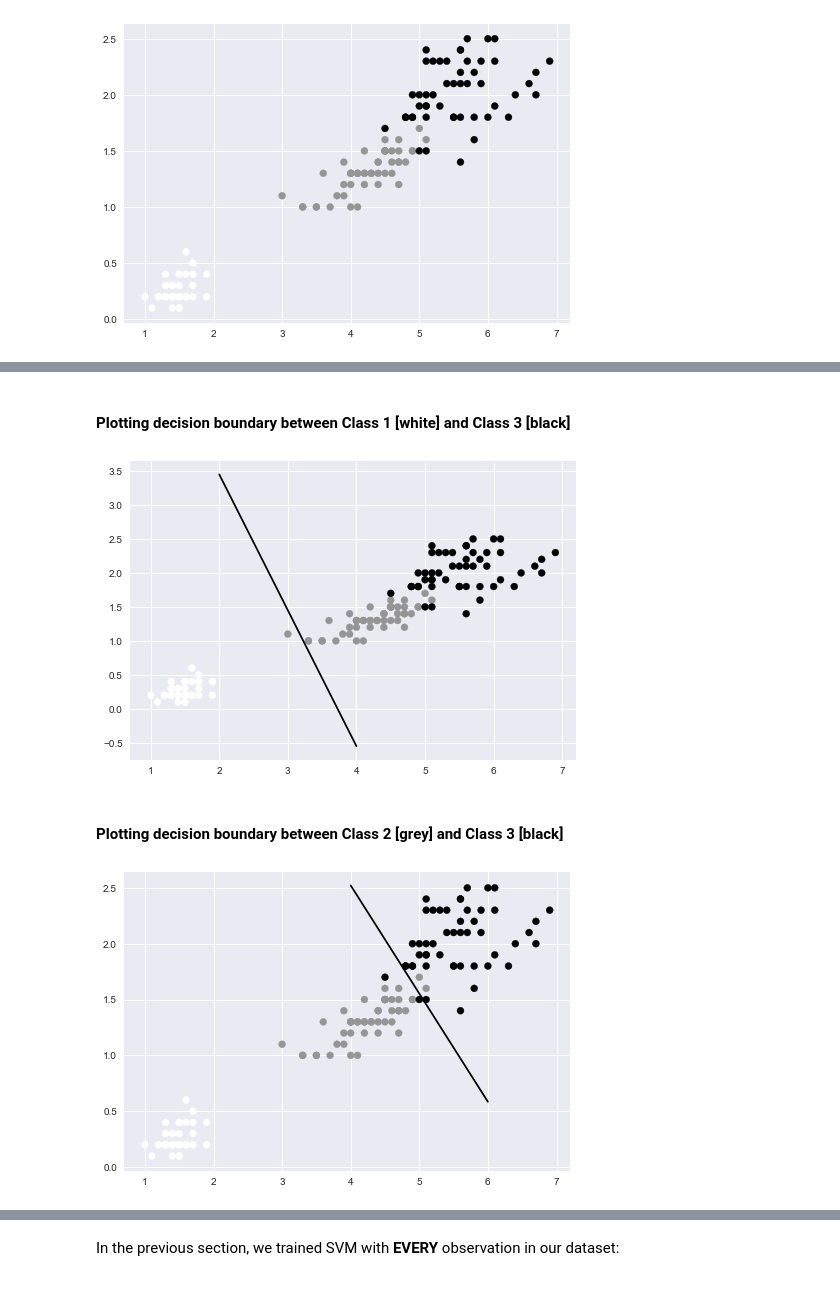
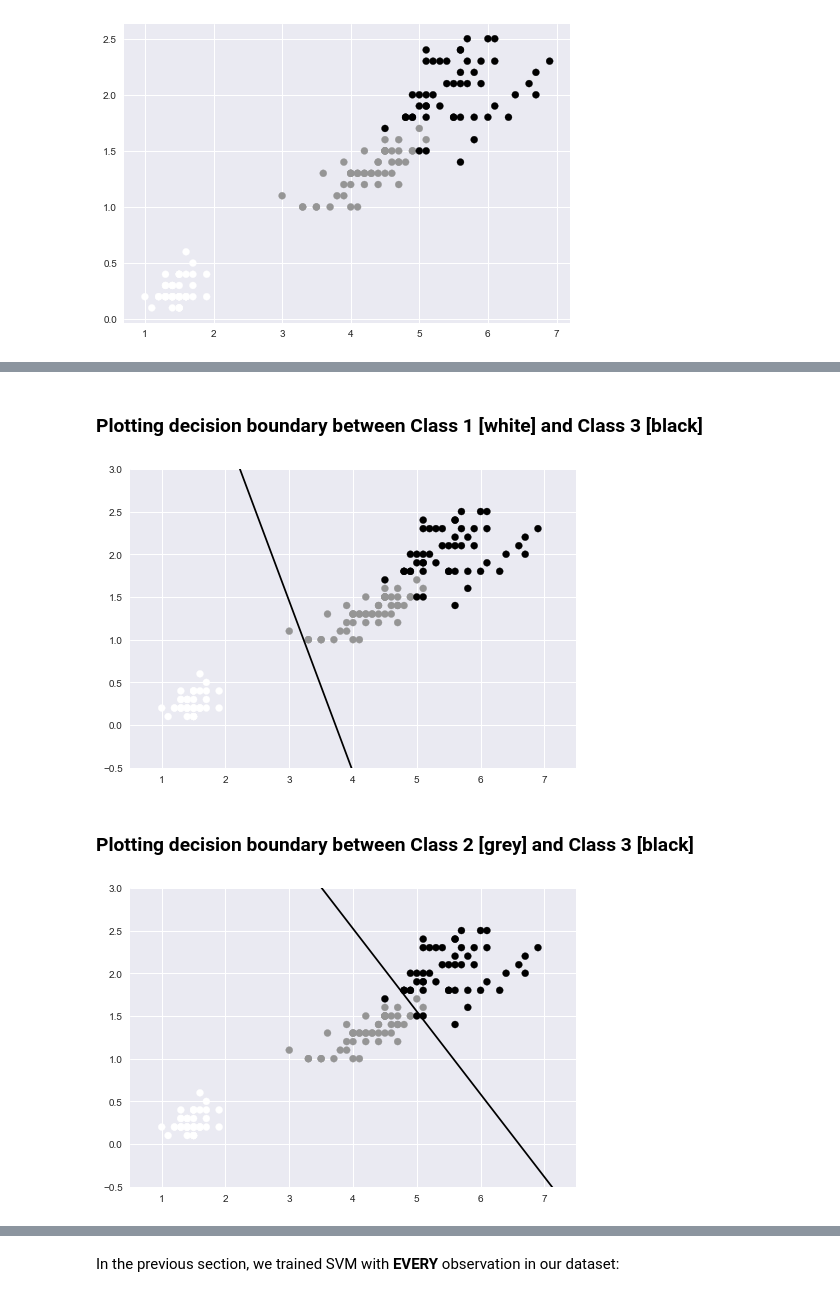
Before and after one commit to florisvanvugt/workshop4june2017, a Jupyter notebook: Introduction_Machine_Learning.ipynb, the cells around one changed output, grey strips where cells are left out. Saved outputs shown, nothing was run; the diff lists cells and outputs as text; code cells hidden in the pictures.

```diff
--- a/Introduction_Machine_Learning.ipynb
+++ b/Introduction_Machine_Learning.ipynb
@@ -155,23 +285,26 @@ plt.show()
 # %% [markdown]
-#### Plotting decision boundary between Class 1 [white] and Class 3 [black]
+### Plotting decision boundary between Class 1 [white] and Class 3 [black]
 # %%
 case = 1
 
 coefs = classifier.coef_[case]
 
 slope = -coefs[0] / coefs[1]
 intercept = classifier.intercept_[case] / coefs[1]
 
-x = np.linspace(2,4)
+x = np.linspace(0,10)
 y = slope * x - intercept
 
 plt.scatter(features[:,2], features[:,3], c=labels)
 plt.plot(x, y, '-k')
+
+plt.xlim([0.5,7.5])
+plt.ylim([-0.5,3.0])
 plt.show()
 # %% [output]
-[figure, old version]
+[figure, new version]
 # %% [markdown]
-#### Plotting decision boundary between Class 2 [grey] and Class 3 [black]
+### Plotting decision boundary between Class 2 [grey] and Class 3 [black]
 # %%
 case = 2
 
@@ -180,11 +313,14 @@ coefs = classifier.coef_[case]
 slope = -coefs[0] / coefs[1]
 intercept = classifier.intercept_[case] / coefs[1]
 
-x = np.linspace(4,6)
+x = np.linspace(0,10)
 y = slope * x - intercept
 
 plt.scatter(features[:,2], features[:,3], c=labels)
 plt.plot(x, y, '-k')
+
+plt.xlim([0.5,7.5])
+plt.ylim([-0.5,3.0])
 plt.show()
 # %% [output]
-[figure, old version]
+[figure, new version]
```
Also changed, not shown: parts of 99 cells of this notebook.
